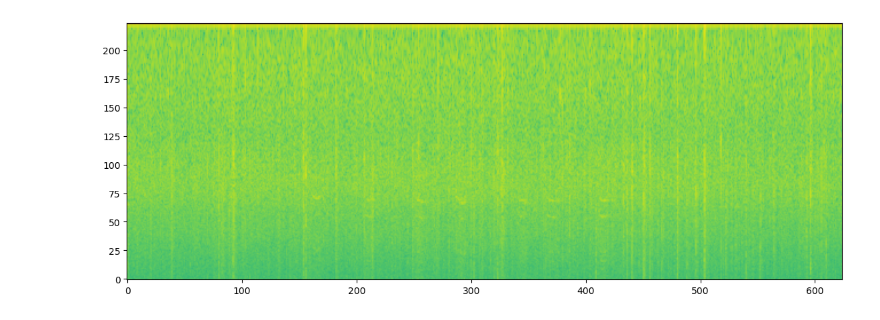
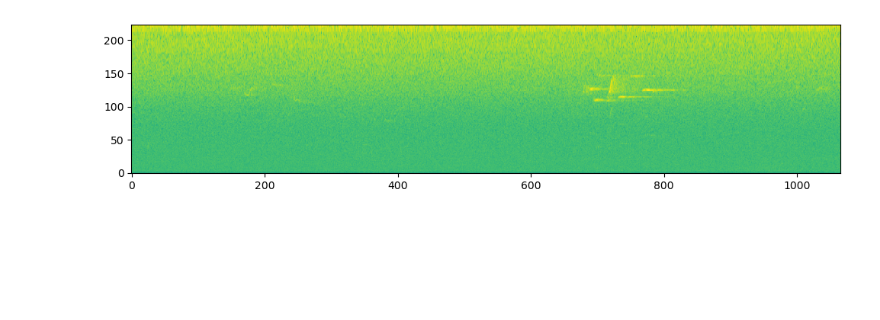
Before and after one commit to smarsland/AviaNZ, a Jupyter notebook: Untitled.ipynb, the cells around one changed output. Saved outputs shown, nothing was run; the diff lists cells and outputs as text; code cells hidden in the pictures; blank space fills up the shorter version.

```diff
--- a/Untitled.ipynb
+++ b/Untitled.ipynb
@@ -6,15 +9,15 @@ from scipy.signal import convolve2d
 # %%
-folder_path = "test/joe_mo_split/test/data"
+folder_path = "test/doc_split/test/data"
 files = os.listdir(folder_path)
-file = files[27]
+file = files[np.random.randint(0,len(files))] # 75
 img = np.load(os.path.join(folder_path, file))
 LOG_OFFSET = 1e-7
 img = img + LOG_OFFSET
 minsg = np.min(img)
 img = 10*(np.log10(img)-np.log10(minsg))
 img = np.abs(img)
-plt.figure(figsize=(15,5))
-plt.imshow(img, origin="lower")
+plt.figure(figsize=(12,10))
+plt.imshow(img, origin="lower", interpolation="none")
 plt.show()
 # %% [output]
-[figure, old version]
+[figure, new version]
```
Also changed, not shown: parts of 5 cells of this notebook, 3 other files.
